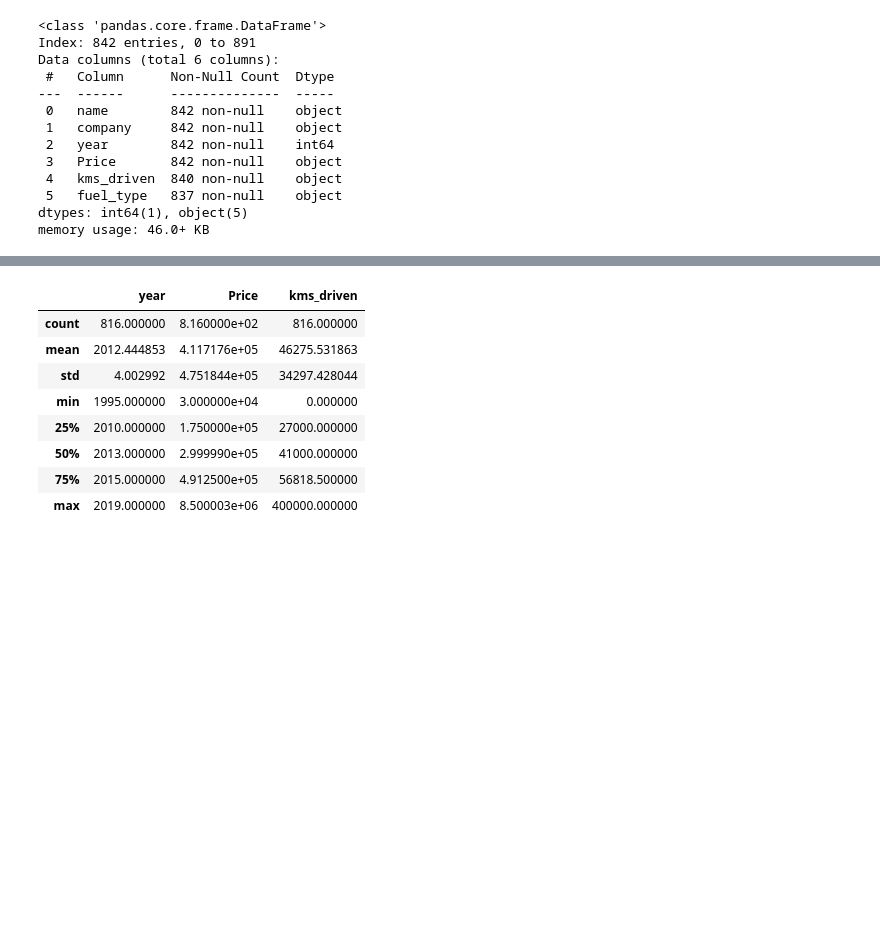
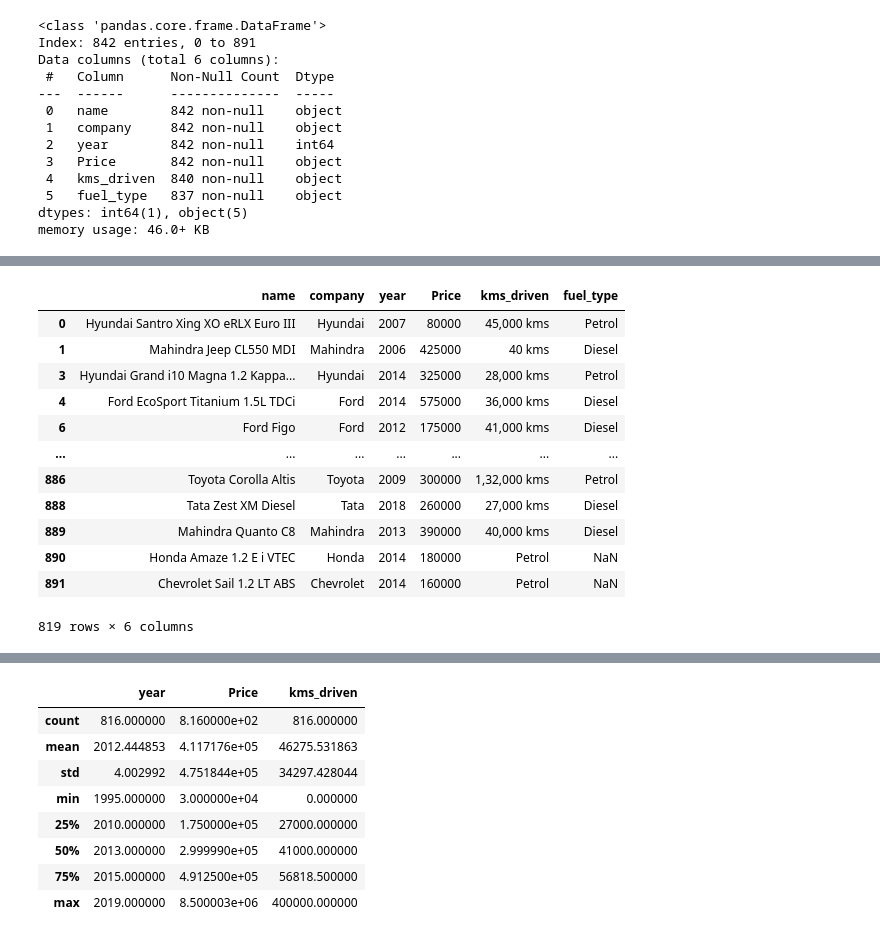
Before and after one commit to onikahmed/car_price_predictor, a Jupyter notebook: quikr_predictor.ipynb, the cells around one changed output, grey strips where cells are left out. Drawn from its saved outputs; the diff is of its cells as text; code cells hidden in the pictures; blank space fills up the shorter version.

```diff
--- a/quikr_predictor.ipynb
+++ b/quikr_predictor.ipynb
@@ -109,3 +114,19 @@ memory usage: 44.8+ KB
+# %%
+car
+# %% [output]
+|  | name | company | year | Price | kms_driven | fuel_type |
+| 0 | Hyundai Santro Xing XO eRLX Euro III | Hyundai | 2007 | 80000 | 45,000 kms | Petrol |
+| 1 | Mahindra Jeep CL550 MDI | Mahindra | 2006 | 425000 | 40 kms | Diesel |
+| 3 | Hyundai Grand i10 Magna 1.2 Kappa... | Hyundai | 2014 | 325000 | 28,000 kms | Petrol |
+| 4 | Ford EcoSport Titanium 1.5L TDCi | Ford | 2014 | 575000 | 36,000 kms | Diesel |
+| 6 | Ford Figo | Ford | 2012 | 175000 | 41,000 kms | Diesel |
+| ... | ... | ... | ... | ... | ... | ... |
+| 886 | Toyota Corolla Altis | Toyota | 2009 | 300000 | 1,32,000 kms | Petrol |
+| 888 | Tata Zest XM Diesel | Tata | 2018 | 260000 | 27,000 kms | Diesel |
+| 889 | Mahindra Quanto C8 | Mahindra | 2013 | 390000 | 40,000 kms | Diesel |
+| 890 | Honda Amaze 1.2 E i VTEC | Honda | 2014 | 180000 | Petrol | NaN |
+| 891 | Chevrolet Sail 1.2 LT ABS | Chevrolet | 2014 | 160000 | Petrol | NaN |
+819 rows × 6 columns
 # %%
 
 car['kms_driven'] = car['kms_driven'].astype(str)
```
Also changed, not shown: parts of 5 cells of this notebook.
